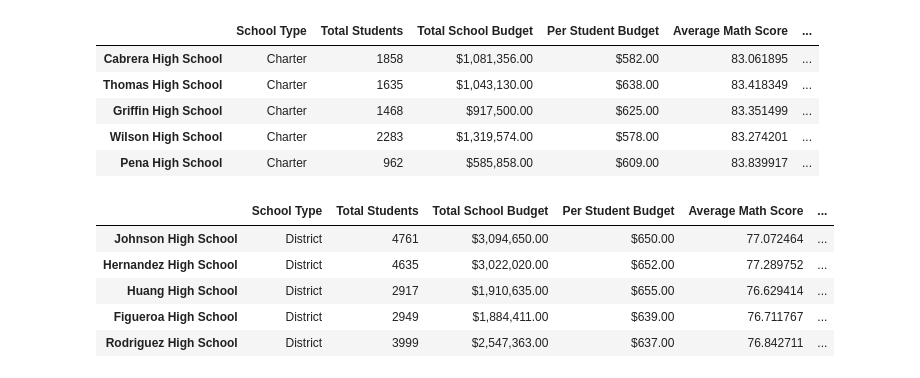
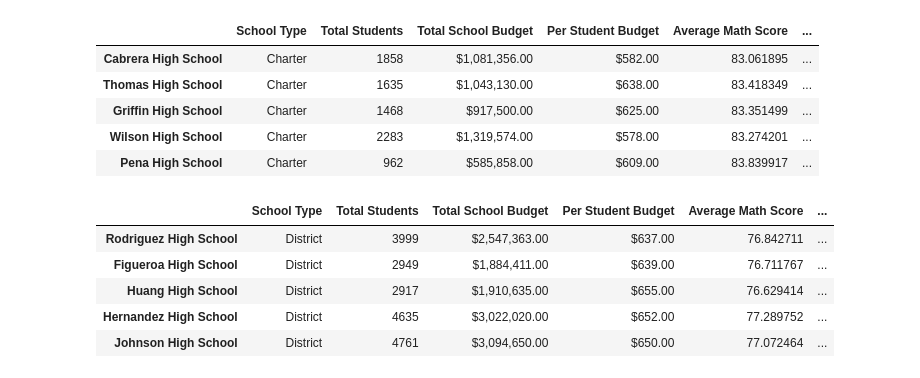
Before and after one commit to ketpradh/School_District_Analysis, a Jupyter notebook: cleaning_student_names.ipynb, the cells around one changed output. Drawn from its saved outputs; the diff is of its cells as text; code cells hidden in the pictures.

```diff
--- a/cleaning_student_names.ipynb
+++ b/cleaning_student_names.ipynb
@@ -717,12 +717,12 @@ top_5_schools.head()
 | Wilson High School | Charter | 2283 | $1,319,574.00 | $578.00 | 83.274201 | ... |
 | Pena High School | Charter | 962 | $585,858.00 | $609.00 | 83.839917 | ... |
 # %%
-low_5_schools = per_school_summary_df.sort_values(["% Overall Passing"], ascending = False )
-low_5_schools.tail()
+bottom_schools = per_school_summary_df.sort_values(["% Overall Passing"] )
+bottom_schools.head()
 # %% [output]
 |  | School Type | Total Students | Total School Budget | Per Student Budget | Average Math Score | ... |
+| Rodriguez High School | District | 3999 | $2,547,363.00 | $637.00 | 76.842711 | ... |
+| Figueroa High School | District | 2949 | $1,884,411.00 | $639.00 | 76.711767 | ... |
+| Huang High School | District | 2917 | $1,910,635.00 | $655.00 | 76.629414 | ... |
+| Hernandez High School | District | 4635 | $3,022,020.00 | $652.00 | 77.289752 | ... |
 | Johnson High School | District | 4761 | $3,094,650.00 | $650.00 | 77.072464 | ... |
-| Hernandez High School | District | 4635 | $3,022,020.00 | $652.00 | 77.289752 | ... |
-| Huang High School | District | 2917 | $1,910,635.00 | $655.00 | 76.629414 | ... |
-| Figueroa High School | District | 2949 | $1,884,411.00 | $639.00 | 76.711767 | ... |
-| Rodriguez High School | District | 3999 | $2,547,363.00 | $637.00 | 76.842711 | ... |
```
Also changed, not shown: parts of 9 cells of this notebook.
